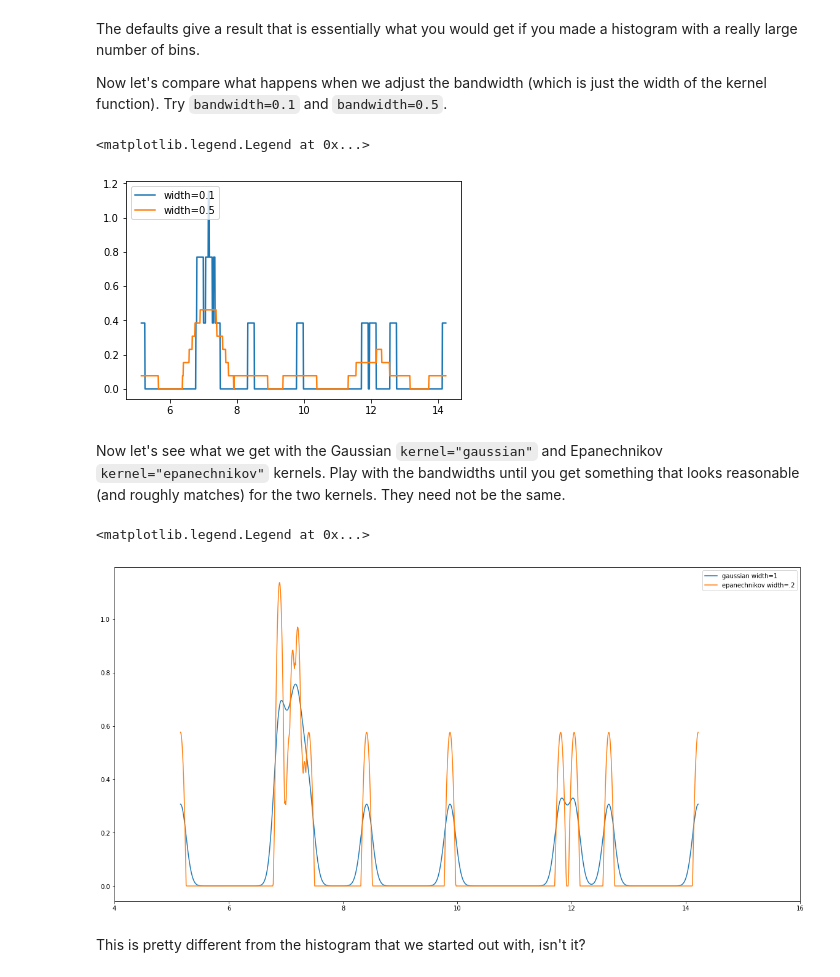
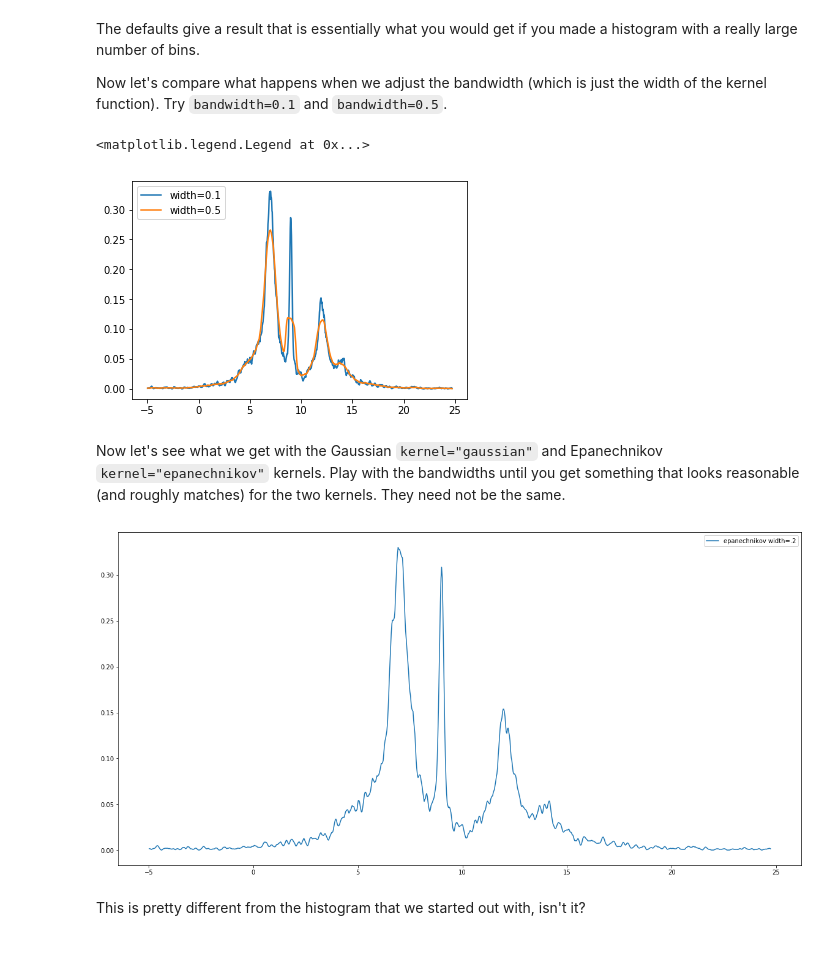
Before and after one commit to pranphy/PHYST580-F18, a Jupyter notebook: notebooks/HistogramExample.ipynb, the cells around one changed output. Drawn from its saved outputs; the diff is of its cells as text; code cells hidden in the pictures; blank space fills up the shorter version.

```diff
--- a/notebooks/HistogramExample.ipynb
+++ b/notebooks/HistogramExample.ipynb
@@ -21,7 +21,7 @@ Let's work through some examples to see what problems we encounter and how we mi
 # Execute this cell to generate a univariate data array, x
 # this is the same data used in Ivezic, Figure 6.5
 np.random.seed(0)
-N = 15
+N = 10_000
 mu_gamma_f = [(5, 1.0, 0.1),
               (7, 0.5, 0.5),
               (9, 0.1, 0.1),
@@ -248,19 +212,17 @@ plt.plot(xplot,PDFtophat1,label='width={}'.format(0.5)) #Complete
 plt.legend(loc="upper left")
 # %% [output]
 <matplotlib.legend.Legend at 0x...>
-[figure, old version]
+[figure, new version]
 # %% [markdown]
 Now let's see what we get with the Gaussian `kernel="gaussian"` and Epanechnikov `kernel="epanechnikov"` kernels.  Play with the bandwidths until you get something that looks reasonable (and roughly matches) for the two kernels.  They need not be the same.
 # %%
 plt.figure(figsize=(20,10))
 PDFgaussian = kde_sklearn(x,bandwidth=.1,kernel="gaussian") #Complete
 PDFepanechnikov = kde_sklearn(x,bandwidth=0.1,kernel='epanechnikov') #Complete plt.plot(xplot,PDFgaussian,label="gaussian width=1") #Complete
 plt.plot(xplot,PDFepanechnikov,label="epanechnikov width=.2") #Complete
-plt.xlim((4,16))
-plt.legend(loc='upper right') #Complete
+__ = plt.legend(loc='upper right') #Complete
 # %% [output]
-<matplotlib.legend.Legend at 0x...>
-[figure, old version]
+[figure, new version]
 # %% [markdown]
 This is pretty different from the histogram that we started out with, isn't it?
 # %% [markdown]
```
Also changed, not shown: parts of 14 cells of this notebook.
